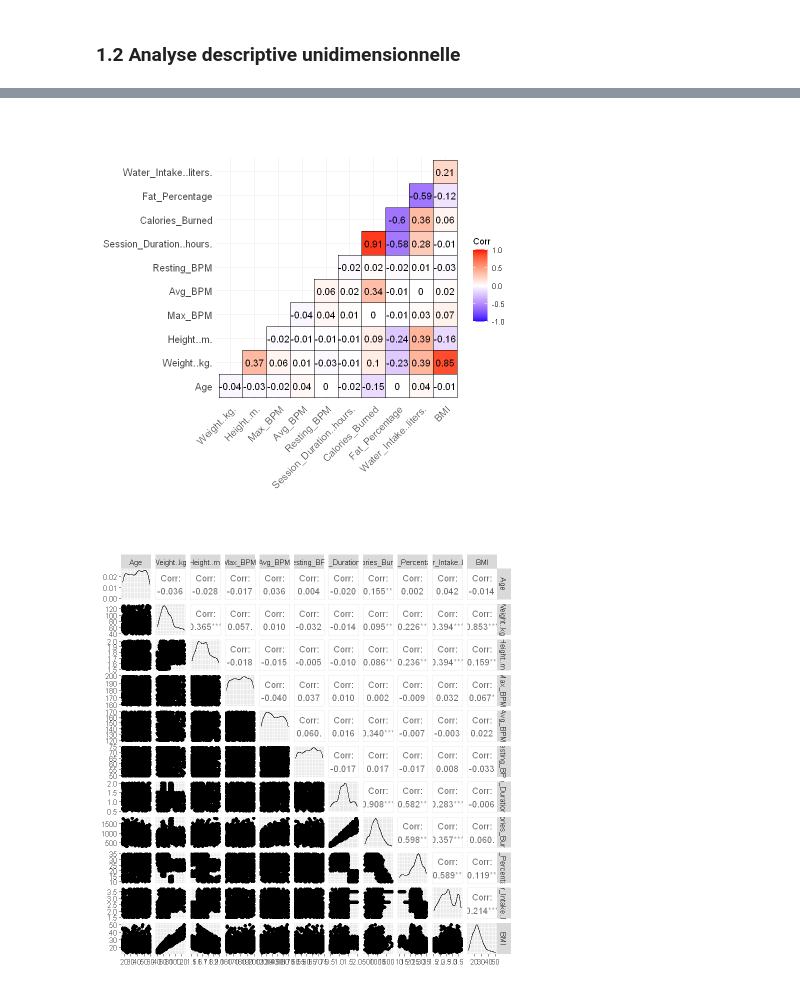
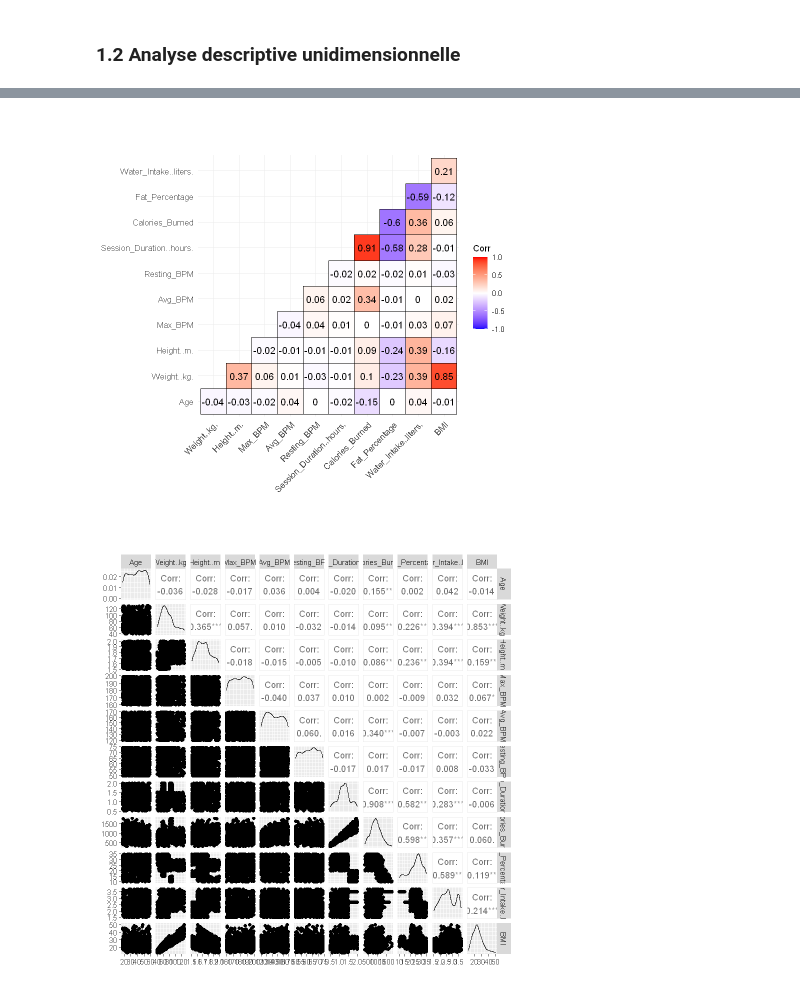
Before and after one commit to Anhquannnnnn/Machine-Learning, a Jupyter notebook: R.ipynb, the cells around one changed output, grey strips where cells are left out. Cells and saved outputs as stored; diff of their text form; code cells hidden in the pictures.

```diff
--- a/R.ipynb
+++ b/R.ipynb
@@ -131,13 +214,13 @@ num <- data %>% select(-all_of(cat_cols))
 # %%
 ggcorrplot(cor(num),
            method = "square",
            type = "lower",
            lab = TRUE,
            colors = c("blue", "white", "red"),
            outline.color = "black",
-           tl.cex = 12)
+           tl.cex = 10)
 # %% [output]
-[figure, old version]
+[figure, new version]
 # %%
 ggpairs(num)
 # %% [output]
```
Also changed, not shown: parts of 11 cells of this notebook.
